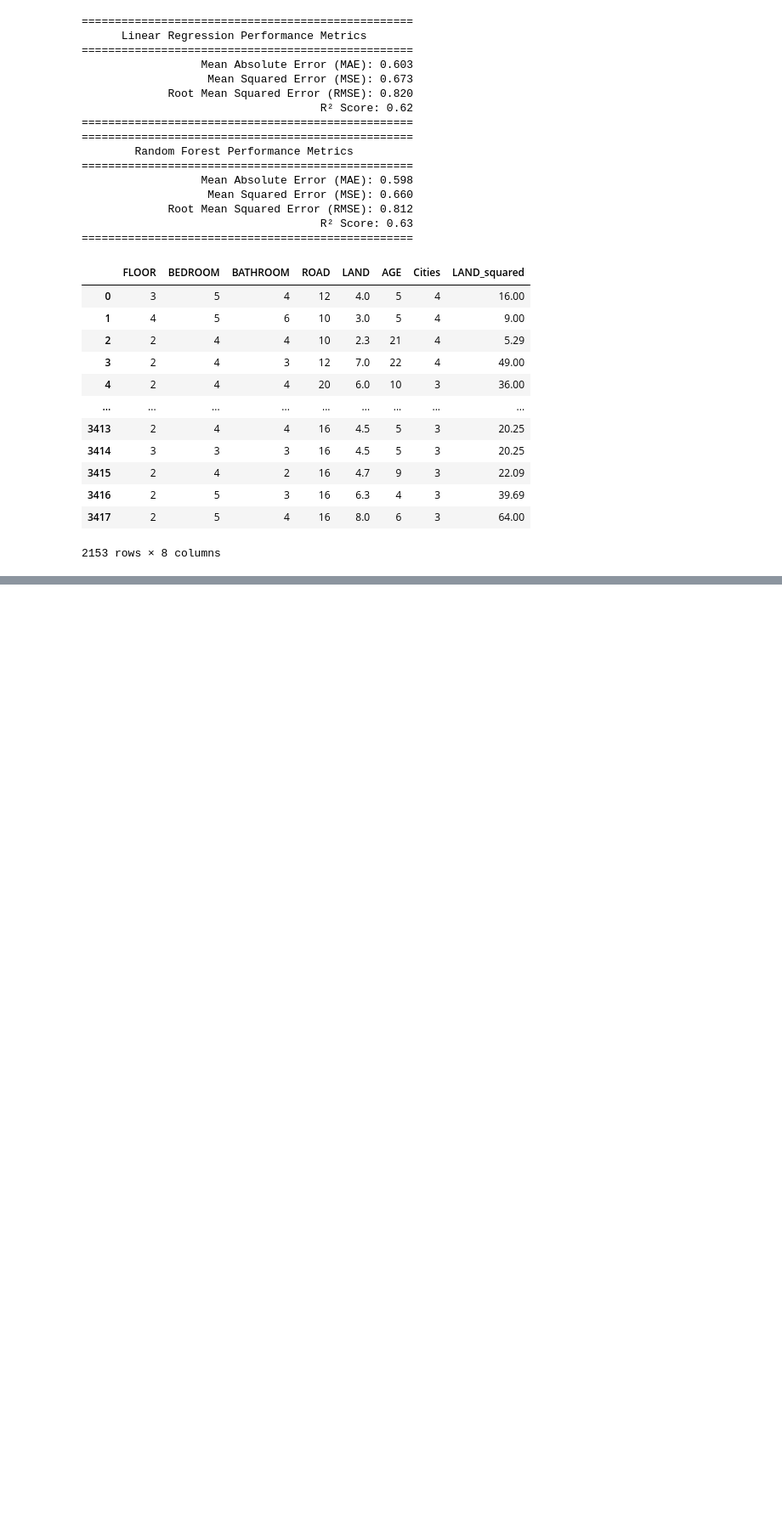
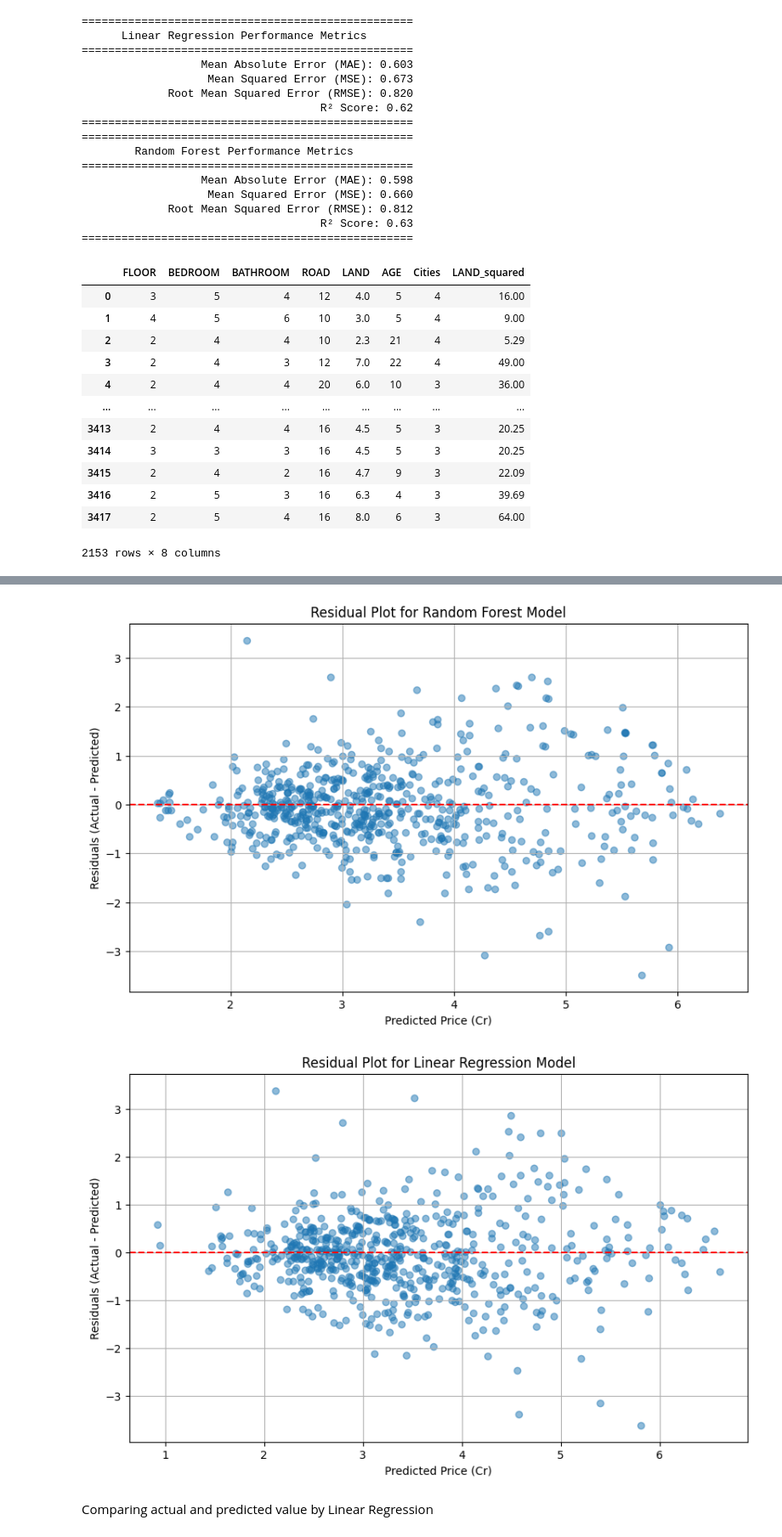
Before and after one commit to kushal1o1/RealEstate, a Jupyter notebook: ai/main.ipynb, the cells around one changed output, grey strips where cells are left out. Shown at 85% size. Cells and saved outputs as stored; diff of their text form; code cells hidden in the pictures; blank space fills up the shorter version.

```diff
--- a/ai/main.ipynb
+++ b/ai/main.ipynb
@@ -769,0 +877,29 @@ x
+# %%
+# Residual plot to analyze pattern in erros
+
+# Residual plot for Random Forest
+residuals_rf = y_test - y_pred_rf
+plt.figure(figsize=(10, 6))
+plt.scatter(y_pred_rf, residuals_rf, alpha=0.5)
+plt.axhline(y=0, color='red', linestyle='--')
+plt.xlabel('Predicted Price (Cr)')
+plt.ylabel('Residuals (Actual - Predicted)')
+plt.title('Residual Plot for Random Forest Model')
+plt.grid(True)
+plt.show()
+
+# Residual plot for Linear Regression
+residuals_lr = y_test - y_pred
+plt.figure(figsize=(10, 6))
+plt.scatter(y_pred, residuals_lr, alpha=0.5)
+plt.axhline(y=0, color='red', linestyle='--')
+plt.xlabel('Predicted Price (Cr)')
+plt.ylabel('Residuals (Actual - Predicted)')
+plt.title('Residual Plot for Linear Regression Model')
+plt.grid(True)
+plt.show()
+# %% [output]
+[figure, added]
+[figure, added]
+# %% [markdown]
+Comparing actual and predicted value by Linear Regression
```
Also changed, not shown: parts of 15 cells of this notebook.
